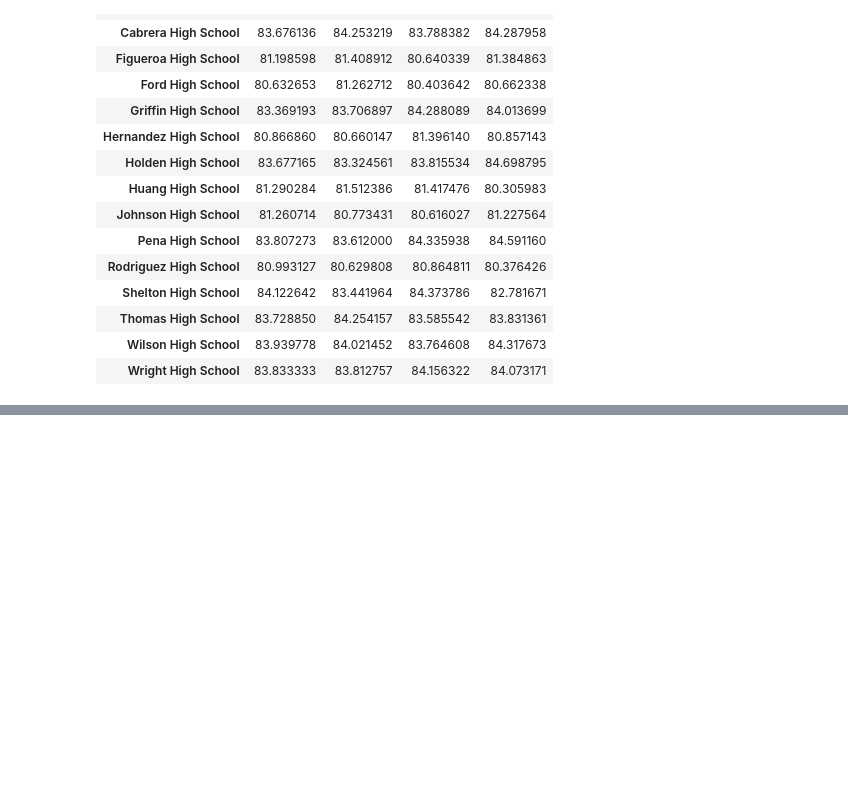
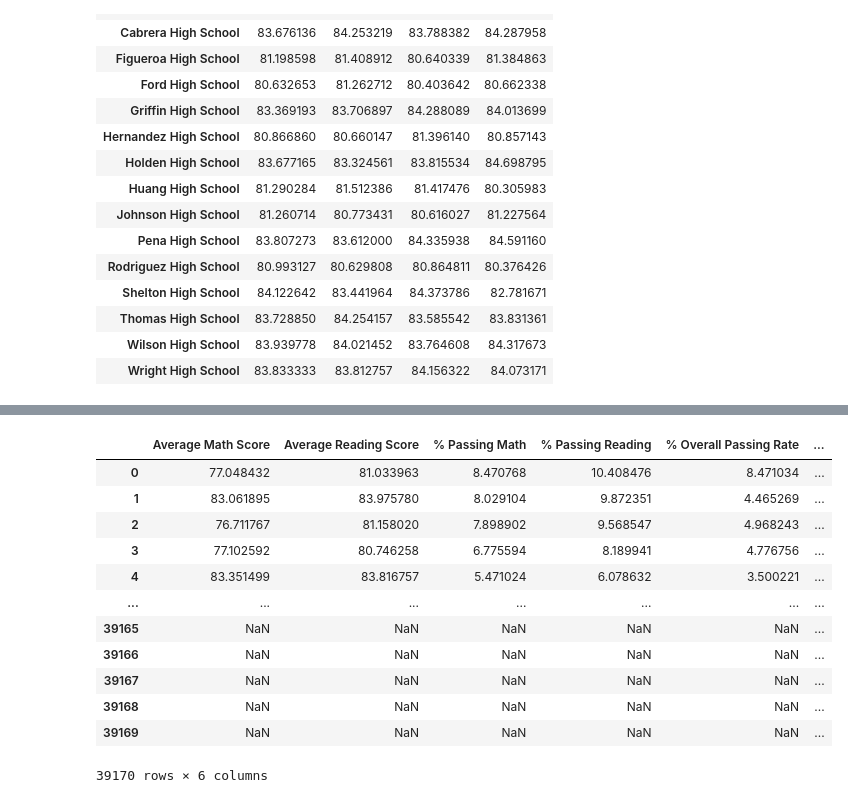
Before and after one commit to SOathout/pandas-challenge-, a Jupyter notebook: pandas-challenge-.ipynb, the cells around one changed output, grey strips where cells are left out. Saved outputs shown, nothing was run; the diff lists cells and outputs as text; code cells hidden in the pictures; blank space fills up the shorter version.

```diff
--- a/pandas-challenge-.ipynb
+++ b/pandas-challenge-.ipynb
@@ -1,10 +1,8 @@
 # %%
 import pandas as pd
-import numpy as np
 
-
-school_data_to_load = "Resources/schools_complete.csv"
-student_data_to_load = "Resources/students_complete.csv"
+school_data_to_load = "schools_complete.csv"
+student_data_to_load = "students_complete.csv"
 
 # Read School and Student Data File and store into Pandas DataFrames
 school_data_df = pd.read_csv(school_data_to_load)
@@ -323,17 +328,24 @@ Wilson High School       5.471167
 Wright High School       4.289110
 Name: school_name, dtype: float64
 # %%
-school_summary_df = pd.DataFrame({
-                                  "School Type": school_type_df,
-                                  "Total Students": school_students_df,
-                                  "Total School Budget": school_budget_df,
-                                  "Per Student Budget": per_student_budget_df,
-                                  "Average Math Score": school_avg_math_score_df,
-                                  "Average Reading Score": school_avg_reading_score_df,
-                                  "Percent Passing Math": percent_sch_pass_math_df,
-                                  "Percent Passing Reading": percent_sch_pass_reading_df,
-                                  "Percent Overall Passing": school_overall_pass_rate_df
+school_type_df = school_type_df.reset_index(drop=True)
+school_students_df = school_students_df.reset_index(drop=True)
+school_budget_df = school_budget_df.reset_index(drop=True)
+per_student_budget_df = per_student_budget_df.reset_index(drop=True)
+school_avg_math_score_df = school_avg_math_score_df.reset_index(drop=True)
+school_avg_reading_score_df = school_avg_reading_score_df.reset_index(drop=True)
+percent_sch_pass_math_df = percent_sch_pass_math_df.reset_index(drop=True)
+percent_sch_pass_reading_df = percent_sch_pass_reading_df.reset_index(drop=True)
+school_overall_pass_rate_df = school_overall_pass_rate_df.reset_index(drop=True)
 
-})
-school_summary_df
+school_summary_df = pd.DataFrame({"School Type":school_type_df,
+                                  "Total Students":school_students_df,
+                                  "Total School Budget":school_budget_df,
+                                  "Per Student Budget":per_student_budget_df,
+                                  "Average Math Score":school_avg_math_score_df,
+                                  "Average Reading Score":school_avg_reading_score_df,
+                                  "% Passing Math":percent_sch_pass_math_df,
+                                  "% Passing Reading":percent_sch_pass_reading_df,
+                                  "% Overall Passing Rate":school_overall_pass_rate_df})
+school_summary_df.head()
 # %% [output]
@@ -570,0 +609,22 @@ grade_reading_df
+# %%
+spend_bins = [0, 585, 615, 645, 675]
+group_names = ["<$585", "$586-620", "$621-650", "$651-675"]
+# %%
+school_summary_df["Spending Ranges (Per Student)"]=pd.cut(school_summary_df["Total School Budget"]/school_summary_df["Total Students"],spend_bins, labels=group_names)
+
+scores_by_school_df = school_summary_df.drop(columns=["Total Students", "Total School Budget","School Type", "Per Student Budget"])
+scores_by_school_df
+# %% [output]
+|  | Average Math Score | Average Reading Score | % Passing Math | % Passing Reading | % Overall Passing Rate | ... |
+| 0 | 77.048432 | 81.033963 | 8.470768 | 10.408476 | 8.471034 | ... |
+| 1 | 83.061895 | 83.975780 | 8.029104 | 9.872351 | 4.465269 | ... |
+| 2 | 76.711767 | 81.158020 | 7.898902 | 9.568547 | 4.968243 | ... |
+| 3 | 77.102592 | 80.746258 | 6.775594 | 8.189941 | 4.776756 | ... |
+| 4 | 83.351499 | 83.816757 | 5.471024 | 6.078632 | 3.500221 | ... |
+| ... | ... | ... | ... | ... | ... | ... |
+| 39165 | NaN | NaN | NaN | NaN | NaN | ... |
+| 39166 | NaN | NaN | NaN | NaN | NaN | ... |
+| 39167 | NaN | NaN | NaN | NaN | NaN | ... |
+| 39168 | NaN | NaN | NaN | NaN | NaN | ... |
+| 39169 | NaN | NaN | NaN | NaN | NaN | ... |
+39170 rows × 6 columns
```
Also changed, not shown: parts of 17 cells of this notebook.
